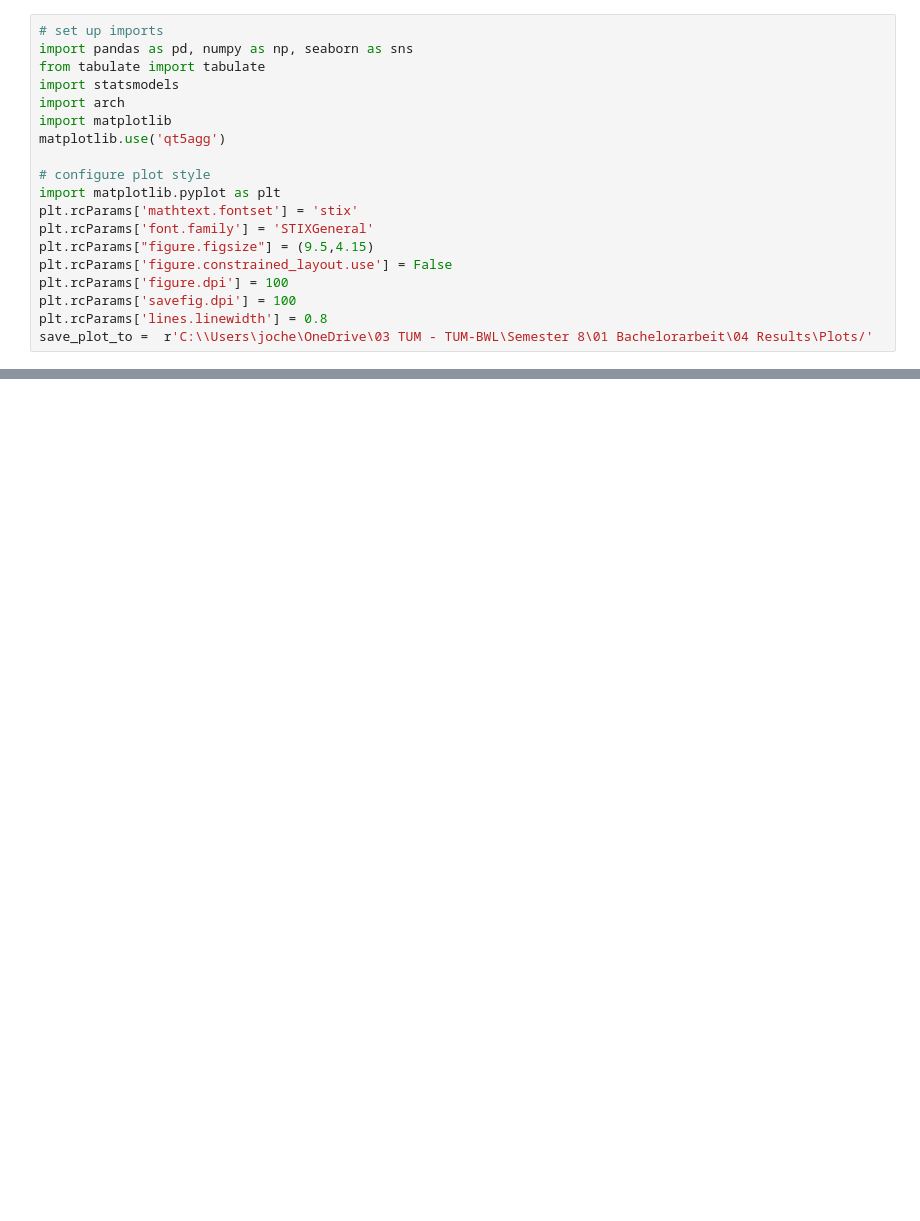
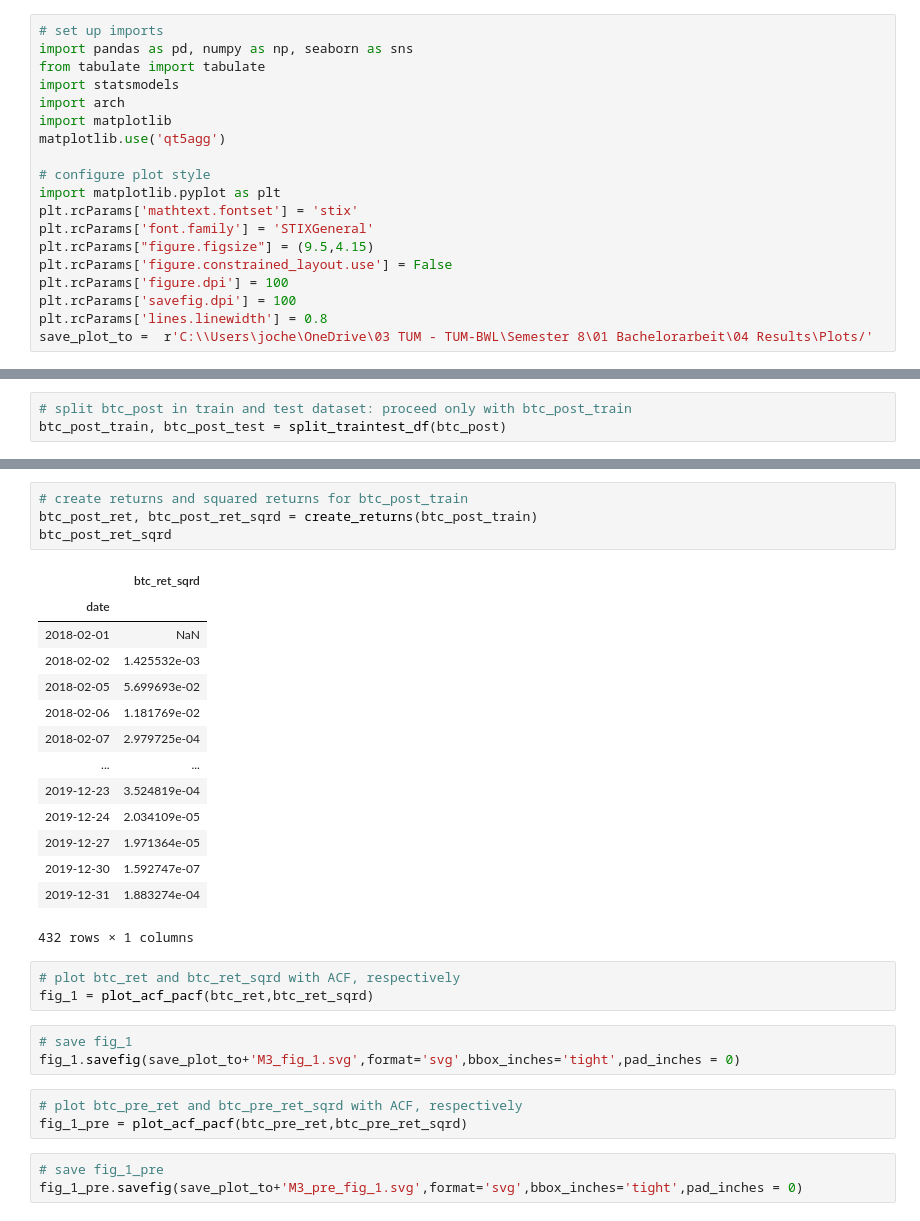
Before and after one commit to jochenmadler/BA_TimeSeriesAnalysis, a Jupyter notebook: M3.ipynb, the cells around one changed output, grey strips where cells are left out. Cells and saved outputs as stored; diff of their text form; blank space fills up the shorter version.

```diff
--- a/M3.ipynb
+++ b/M3.ipynb
@@ -200,0 +205,3 @@ Text(0.5, 1.0, 'Einschrittprognose $\\hat{\\sigma}^2_{BTC}$ GARCH(1,1)')
+# %%
+# split btc_post in train and test dataset: proceed only with btc_post_train
+btc_post_train, btc_post_test = split_traintest_df(btc_post)
@@ -200,0 +236,31 @@ Text(0.5, 1.0, 'Einschrittprognose $\\hat{\\sigma}^2_{BTC}$ GARCH(1,1)')
+# %%
+# create returns and squared returns for btc_post_train
+btc_post_ret, btc_post_ret_sqrd = create_returns(btc_post_train)
+btc_post_ret_sqrd
+# %% [output]
+|  | btc_ret_sqrd |
+| date |  |
+| 2018-02-01 | NaN |
+| 2018-02-02 | 1.425532e-03 |
+| 2018-02-05 | 5.699693e-02 |
+| 2018-02-06 | 1.181769e-02 |
+| 2018-02-07 | 2.979725e-04 |
+| ... | ... |
+| 2019-12-23 | 3.524819e-04 |
+| 2019-12-24 | 2.034109e-05 |
+| 2019-12-27 | 1.971364e-05 |
+| 2019-12-30 | 1.592747e-07 |
+| 2019-12-31 | 1.883274e-04 |
+432 rows × 1 columns
+# %%
+# plot btc_ret and btc_ret_sqrd with ACF, respectively
+fig_1 = plot_acf_pacf(btc_ret,btc_ret_sqrd)
+# %%
+# save fig_1
+fig_1.savefig(save_plot_to+'M3_fig_1.svg',format='svg',bbox_inches='tight',pad_inches = 0)
+# %%
+# plot btc_pre_ret and btc_pre_ret_sqrd with ACF, respectively
+fig_1_pre = plot_acf_pacf(btc_pre_ret,btc_pre_ret_sqrd)
+# %%
+# save fig_1_pre
+fig_1_pre.savefig(save_plot_to+'M3_pre_fig_1.svg',format='svg',bbox_inches='tight',pad_inches = 0)
```
Also changed, not shown: parts of 46 cells of this notebook.
